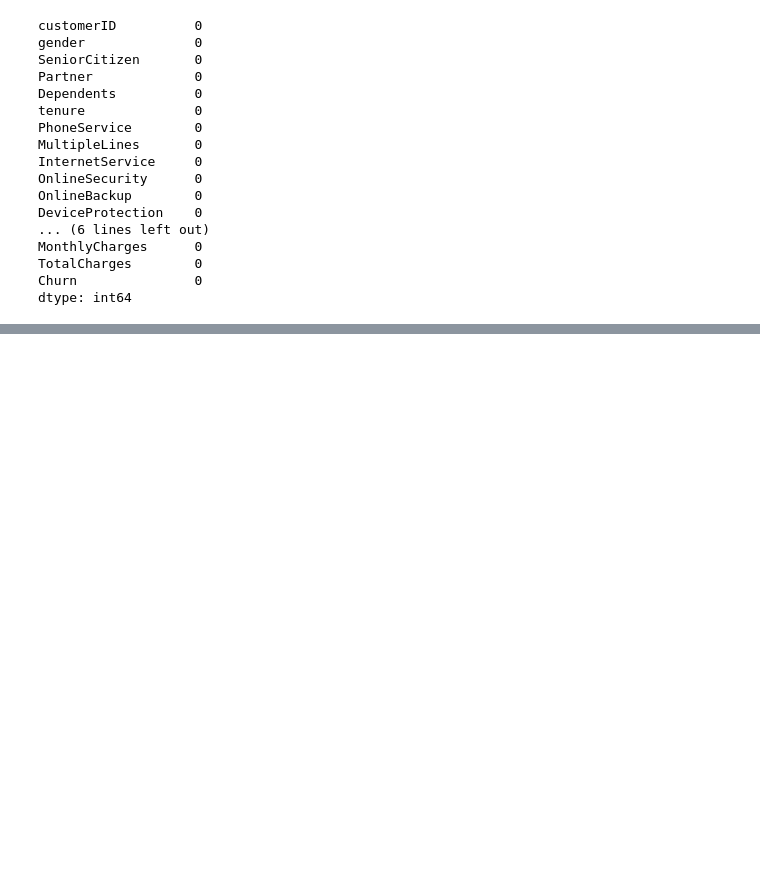
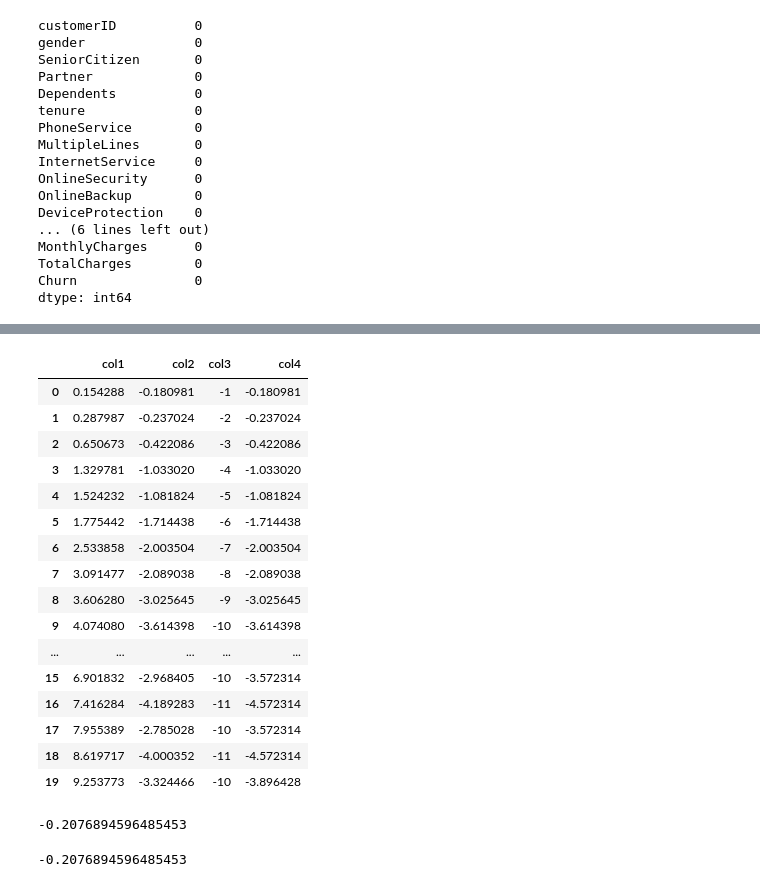
Before and after one commit to lsgd002/Data-analysis, a Jupyter notebook: Practice_03/test.ipynb, the cells around one changed output, grey strips where cells are left out. Cells and saved outputs as stored; diff of their text form; code cells hidden in the pictures; blank space fills up the shorter version.

```diff
--- a/Practice_03/test.ipynb
+++ b/Practice_03/test.ipynb
@@ -435,0 +721,28 @@ Name: TotalCharges, Length: 6531, dtype: int64
+# %%
+df8.cumsum()
+# %% [output]
+|  | col1 | col2 | col3 | col4 |
+| 0 | 0.154288 | -0.180981 | -1 | -0.180981 |
+| 1 | 0.287987 | -0.237024 | -2 | -0.237024 |
+| 2 | 0.650673 | -0.422086 | -3 | -0.422086 |
+| 3 | 1.329781 | -1.033020 | -4 | -1.033020 |
+| 4 | 1.524232 | -1.081824 | -5 | -1.081824 |
+| 5 | 1.775442 | -1.714438 | -6 | -1.714438 |
+| 6 | 2.533858 | -2.003504 | -7 | -2.003504 |
+| 7 | 3.091477 | -2.089038 | -8 | -2.089038 |
+| 8 | 3.606280 | -3.025645 | -9 | -3.025645 |
+| 9 | 4.074080 | -3.614398 | -10 | -3.614398 |
+| ... | ... | ... | ... | ... |
+| 15 | 6.901832 | -2.968405 | -10 | -3.572314 |
+| 16 | 7.416284 | -4.189283 | -11 | -4.572314 |
+| 17 | 7.955389 | -2.785028 | -10 | -3.572314 |
+| 18 | 8.619717 | -4.000352 | -11 | -4.572314 |
+| 19 | 9.253773 | -3.324466 | -10 | -3.896428 |
+# %%
+df8.col2.median()
+# %% [output]
+-0.2076894596485453
+# %%
+df8.col2.quantile(0.5)
+# %% [output]
+-0.2076894596485453
```
Also changed, not shown: parts of 38 cells of this notebook, 2 other files.
